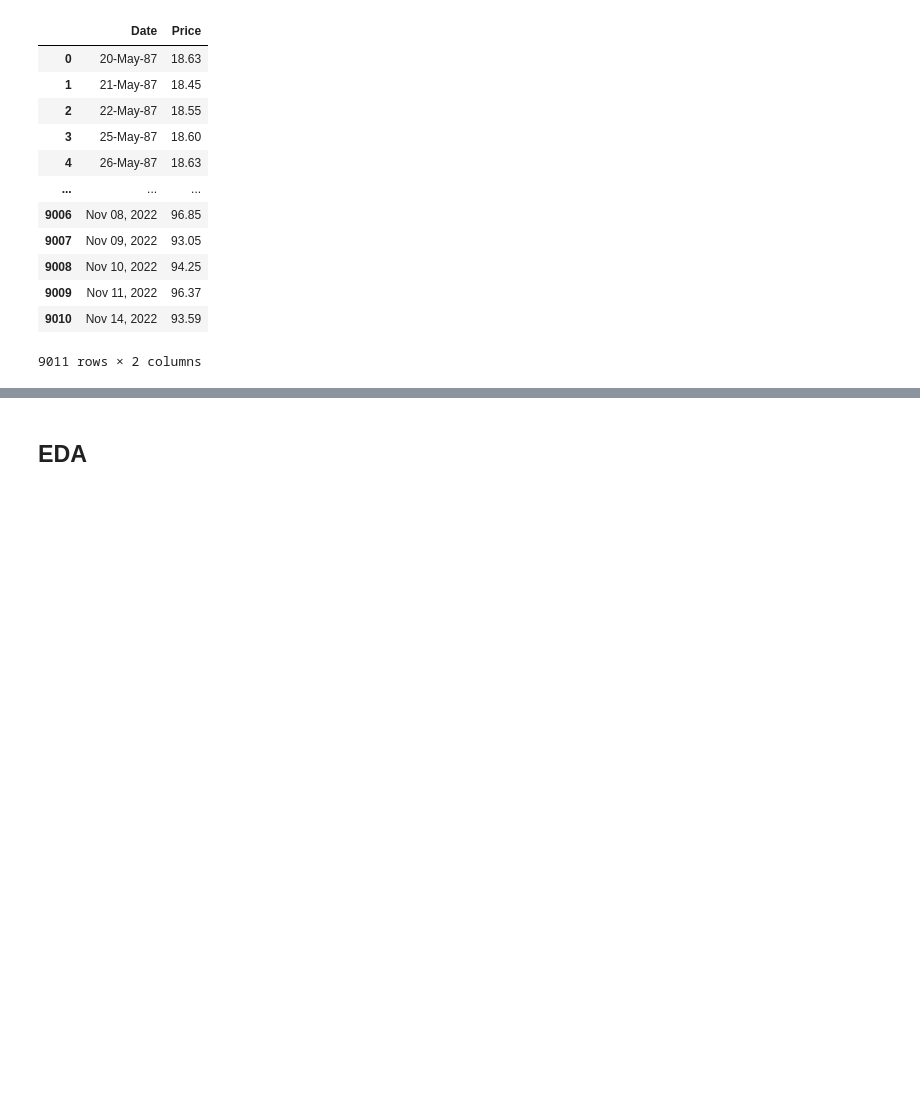
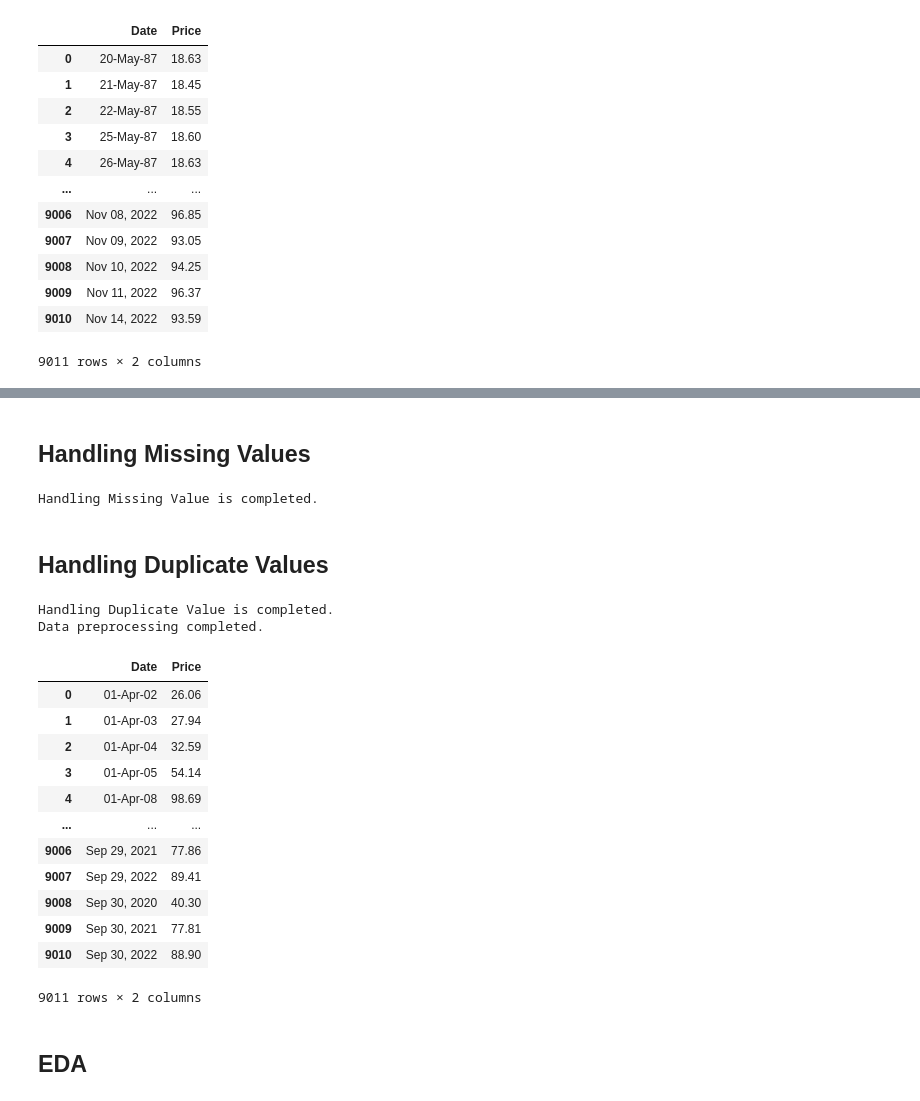
Before and after one commit to amsalugetasew/10_Academy_AI_Mastery_kifiya_Week_10_V1, a Jupyter notebook: Notebooks/main.ipynb, the cells around one changed output, grey strips where cells are left out. Drawn from its saved outputs; the diff is of its cells as text; code cells hidden in the pictures; blank space fills up the shorter version.

```diff
--- a/Notebooks/main.ipynb
+++ b/Notebooks/main.ipynb
@@ -44,3 +53,29 @@ df
+# %% [markdown]
+## Handling Missing Values
+# %%
+preprocessing.Handling_missing_values()
+# %% [output]
+Handling Missing Value is completed.
+# %% [markdown]
+## Handling Duplicate Values
+# %%
+preprocessing.Handling_duplicate_values()
+# %% [output]
+Handling Duplicate Value is completed.
+Data preprocessing completed.
+|  | Date | Price |
+| 0 | 01-Apr-02 | 26.06 |
+| 1 | 01-Apr-03 | 27.94 |
+| 2 | 01-Apr-04 | 32.59 |
+| 3 | 01-Apr-05 | 54.14 |
+| 4 | 01-Apr-08 | 98.69 |
+| ... | ... | ... |
+| 9006 | Sep 29, 2021 | 77.86 |
+| 9007 | Sep 29, 2022 | 89.41 |
+| 9008 | Sep 30, 2020 | 40.30 |
+| 9009 | Sep 30, 2021 | 77.81 |
+| 9010 | Sep 30, 2022 | 88.90 |
+9011 rows × 2 columns
 # %% [markdown]
 ## EDA
 # %%
```
Also changed, not shown: parts of 28 cells of this notebook, 13 other files.
